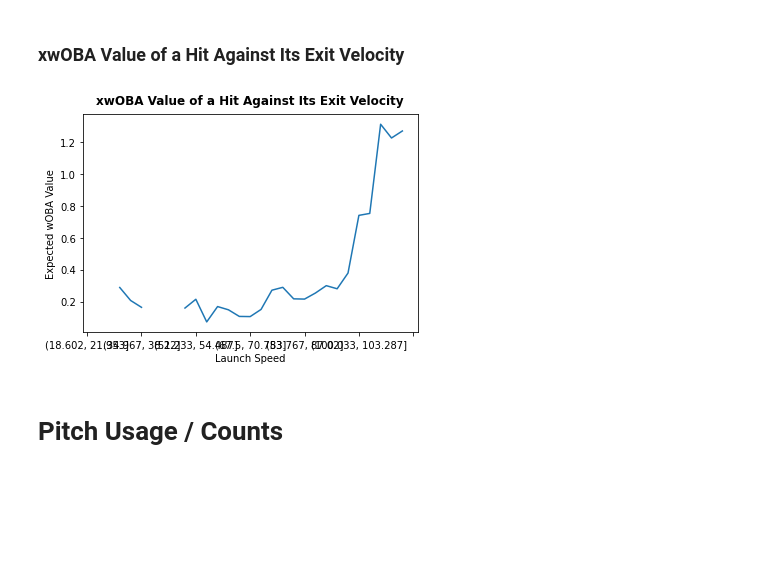
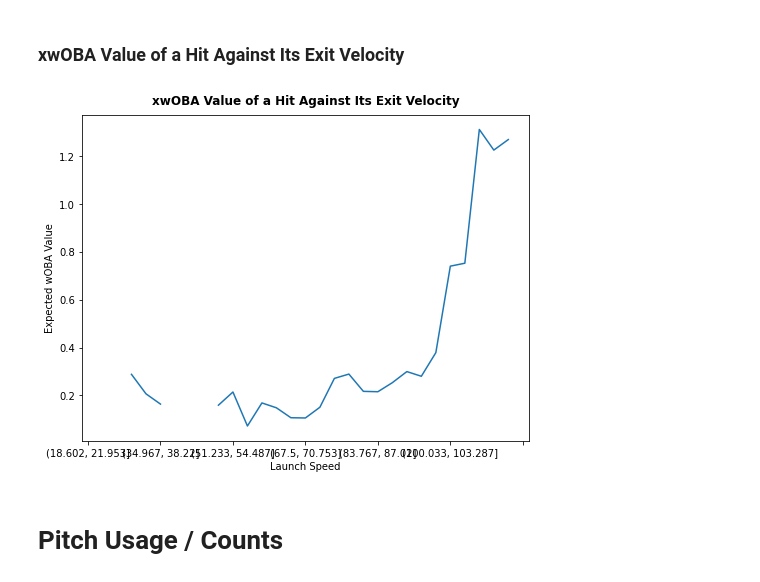
Before and after one commit to anthonyzurke/player-analysis, a Jupyter notebook: hitters/harper-scoutingreport.ipynb, the cells around one changed output. Cells and saved outputs as stored; diff of their text form; code cells hidden in the pictures; blank space fills up the shorter version.

```diff
--- a/hitters/harper-scoutingreport.ipynb
+++ b/hitters/harper-scoutingreport.ipynb
@@ -242,11 +241,12 @@ harper.groupby(pd.cut(harper.launch_speed, 6)).mean()
 ### xwOBA Value of a Hit Against Its Exit Velocity
 # %%
 groups = harper.groupby(pd.cut(harper.launch_speed, 30))
+plt.figure(figsize = (8, 6))
 ax = groups['estimated_woba_using_speedangle'].mean().plot()
 plt.xlabel('Launch Speed'), plt.ylabel('Expected wOBA Value')
 plt.title('xwOBA Value of a Hit Against Its Exit Velocity', fontdict = font_title, pad = 15);
 # %% [output]
-[figure, old version]
+[figure, new version]
 # %% [markdown]
 # Pitch Usage / Counts
 # %% [markdown]
```
Also changed, not shown: parts of 6 cells of this notebook, 3 other files.
